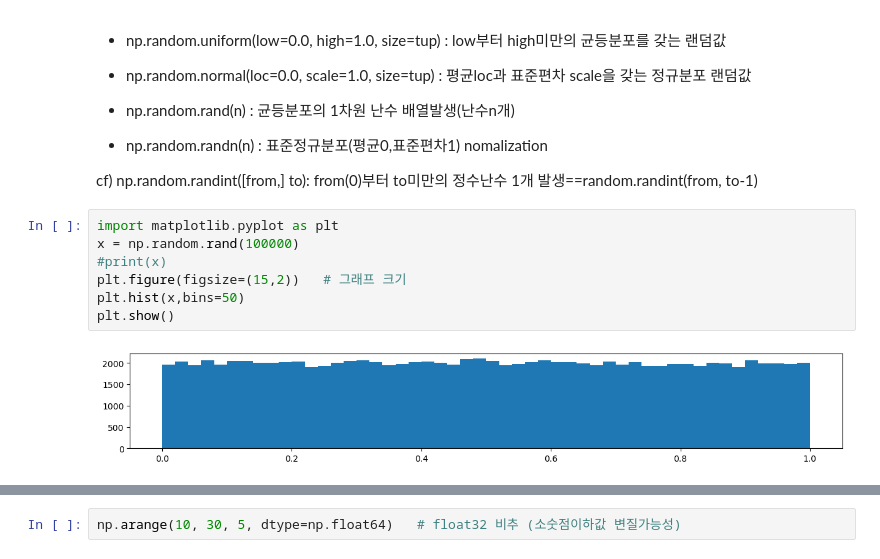
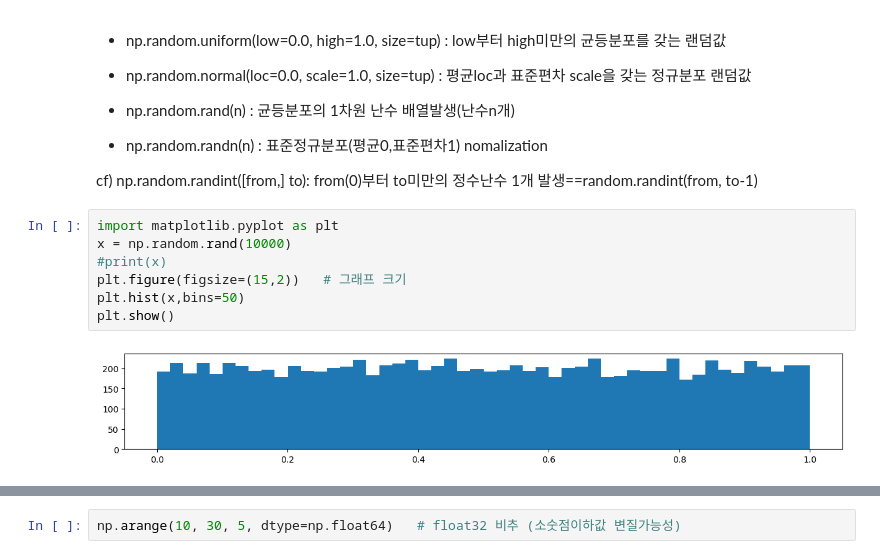
Before and after one commit to jslee912/ai, a Jupyter notebook: source/01_python/ch10_N차원배열다루기_1~3절.ipynb, the cells around one changed output, grey strips where cells are left out. Saved outputs shown, nothing was run; the diff lists cells and outputs as text.

```diff
--- a/source/01_python/ch10_N차원배열다루기_1~3절.ipynb
+++ b/source/01_python/ch10_N차원배열다루기_1~3절.ipynb
@@ -424,11 +433,11 @@ array([[  0.,   0.],
 cf) np.random.randint([from,] to): from(0)부터 to미만의 정수난수 1개 발생==random.randint(from, to-1)
 # %%
 import matplotlib.pyplot as plt
-x = np.random.rand(100000)
+x = np.random.rand(10000)
 #print(x)
 plt.figure(figsize=(15,2))   # 그래프 크기
 plt.hist(x,bins=50)
 plt.show()
 # %% [output]
-[figure, old version]
+[figure, new version]
 # %%
```
Also changed, not shown: parts of 141 cells of this notebook, 24 other files.
